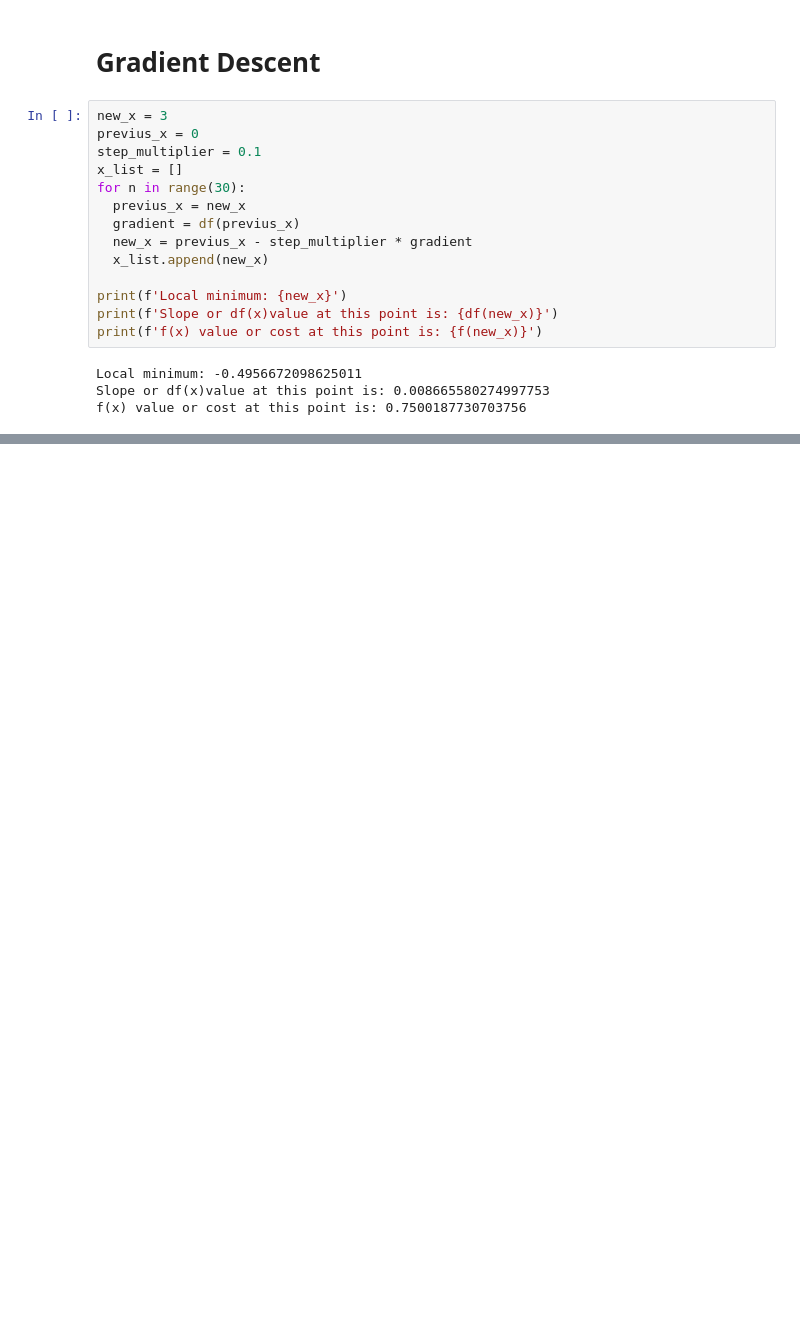
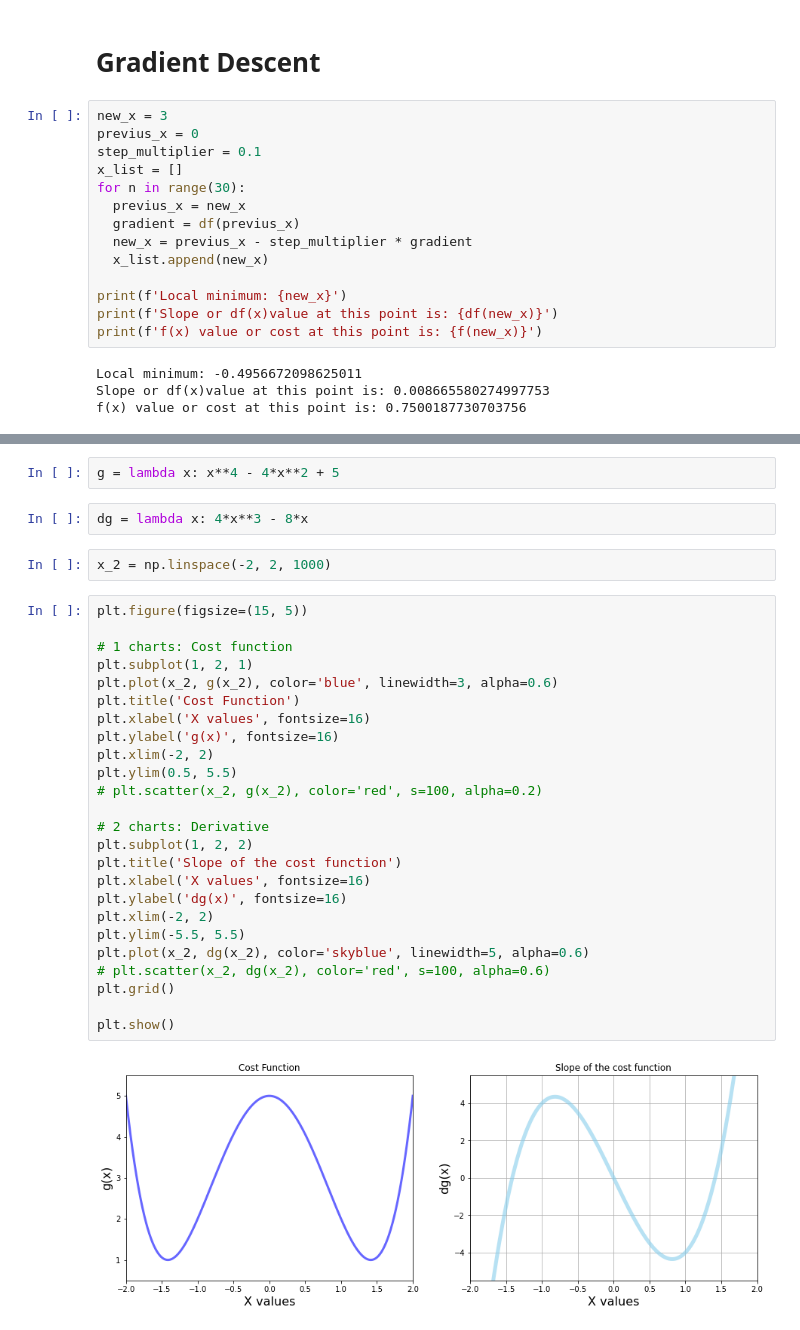
Before and after one commit to julioreis-dev/data_science, a Jupyter notebook: gradient_descent.ipynb, the cells around one changed output, grey strips where cells are left out. Cells and saved outputs as stored; diff of their text form; blank space fills up the shorter version.

```diff
--- a/gradient_descent.ipynb
+++ b/gradient_descent.ipynb
@@ -124,0 +124,33 @@ plt.show()
+# %%
+g = lambda x: x**4 - 4*x**2 + 5
+# %%
+dg = lambda x: 4*x**3 - 8*x
+# %%
+x_2 = np.linspace(-2, 2, 1000)
+# %%
+plt.figure(figsize=(15, 5))
+
+# 1 charts: Cost function
+plt.subplot(1, 2, 1)
+plt.plot(x_2, g(x_2), color='blue', linewidth=3, alpha=0.6)
+plt.title('Cost Function')
+plt.xlabel('X values', fontsize=16)
+plt.ylabel('g(x)', fontsize=16)
+plt.xlim(-2, 2)
+plt.ylim(0.5, 5.5)
+# plt.scatter(x_2, g(x_2), color='red', s=100, alpha=0.2)
+
+# 2 charts: Derivative
+plt.subplot(1, 2, 2)
+plt.title('Slope of the cost function')
+plt.xlabel('X values', fontsize=16)
+plt.ylabel('dg(x)', fontsize=16)
+plt.xlim(-2, 2)
+plt.ylim(-5.5, 5.5)
+plt.plot(x_2, dg(x_2), color='skyblue', linewidth=5, alpha=0.6)
+# plt.scatter(x_2, dg(x_2), color='red', s=100, alpha=0.6)
+plt.grid()
+
+plt.show()
+# %% [output]
+[figure, added]
```
Also changed, not shown: parts of 7 cells of this notebook.
